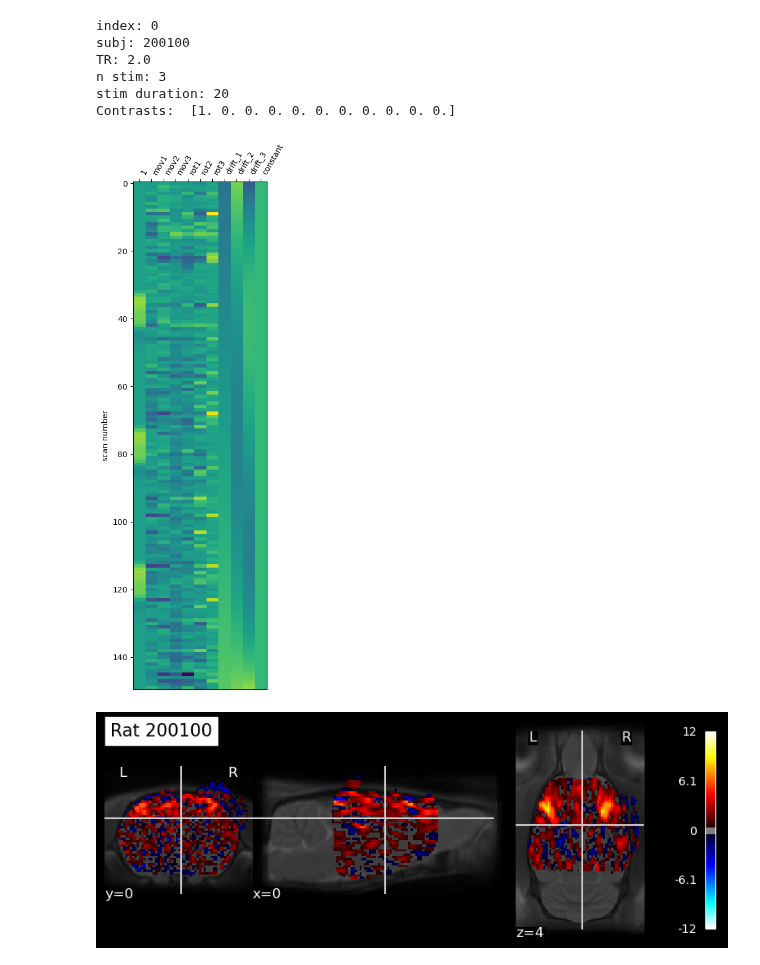
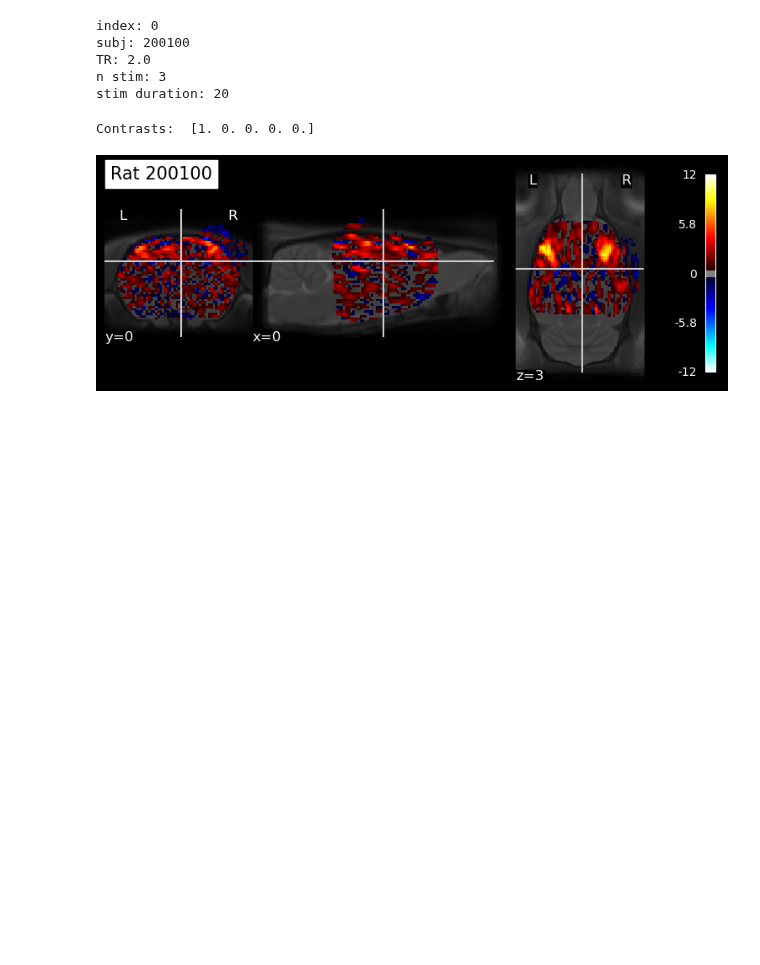
Before and after one commit to grandjeanlab/multirat_se, a Jupyter notebook: script/scratch_rat_hrf.ipynb, the cells around one changed output. Drawn from its saved outputs; the diff is of its cells as text; code cells hidden in the pictures; blank space fills up the shorter version.

Commit message:
hrf_model without derivates

```diff
--- a/script/scratch_rat_hrf.ipynb
+++ b/script/scratch_rat_hrf.ipynb
@@ -21,0 +83,13 @@ mask = '/groupshare/traaffneu/preclinimg/templates/SIGMA_Wistar_Rat_Brain_Templa
+# %%
+# Define response function models
+
+hrf_models = [("spm + derivative + dispersion", "SPM HRF", None),
+             ("glover + derivative + dispersion", "Glover HRF", None),
+             ([rat_hrf_generic], "Rat HRF", ["main"]),]
+
+selected_model = hrf_models[2]                     # select a  model
+hrf_model, model_title, labels = selected_model    # Unpack the selected model
+
+
+print(selected_model)
+print(hrf_model)
@@ -22,6 +242,6 @@ mask = '/groupshare/traaffneu/preclinimg/templates/SIGMA_Wistar_Rat_Brain_Templa
 # %%
 # ---------- FIRST LEVEL ANALYSIS ------------
-# ---------------- Glover HRF -------------------
+# ---------------- Rat HRF -------------------
 
 df = pd.read_csv(metadata_path, sep='\t')
 df = df.loc[(df['exclude'] != 'yes')]
@@ -35,49 +255,44 @@ for index in range(0, 1):
     subject_path = glob.glob(analysis_folder + "/sub-0{}_ses-1/bold_datasink/commonspace_bold/*/*/*.nii.gz".format(subj_num, subj_num, subj_num))[0]
     func_img = nib.load(subject_path)
 
+     # --- Events regressor ---
 
-    # --- Events regressor ---
-
+    n_scans = func_img.shape[3]
     tr = (df.iloc[index]['func.TR'])
     n_tr = np.count_nonzero((np.matrix(df.iloc[index]['func.sensory.onset'])))   #count number of stimulation, number of onset
-    duration = int(df.loc[index, 'func.sensory.duration'].split(',')[0].strip())
+    frame_times = np.arange(n_scans) * tr
 
-    n_scans = func_img.shape[3]
-    frame_times = np.arange(n_scans) * tr                             # corresponding frame times
+    onset_metadata = np.matrix(df.iloc[index]['func.sensory.onset']).A[0]  # Get onsets from metadata file
+    scan_start_times = frame_times[:n_tr]                                  # Get the start times of each scan
+    onsets = onset_metadata - scan_start_times                             # Subtract the start time of each scan
 
-    onset = np.matrix(df.iloc[index]['func.sensory.onset']).A[0]
     durations = np.matrix(df.iloc[index]['func.sensory.duration']).A[0]
     trial_type = np.ones_like(onset)
-    events = pd.DataFrame({'onset': onset,'duration': durations, 'trial_type': trial_type})
+
+    events = pd.DataFrame({'trial_type': trial_type,'onset': onsets,'duration': durations})
+    exp_condition = np.array((onsets, durations, trial_type))
+
+    # --- Specify the rat hrf ---
+
+    duration_1_stim = int(df.iloc[index]['func.sensory.duration'].split(',')[0].strip())
 
     print('TR:', tr)
     print('n stim:', n_tr)
-    print('stim duration:', duration)
+    print('stim duration:', duration_1_stim)
 
-
-    # --- Motion regressors ---
-
-    cofounders_file = 'sub-0{}_ses-1_run-1_bold_RAS_combined_confounds.csv'.format(subj_num)
-    cofounders_path = glob.glob(analysis_folder +"/sub-0{}_ses-1/confounds_datasink/confounds_csv/*/*/*.csv".format(subj_num, subj_num, subj_num, subj_num))[0]
-
-
-    cofounders = pd.read_csv(cofounders_path, sep=',')
-
-    motion_names = ['mov1', 'mov2', 'mov3', 'rot1', 'rot2', 'rot3']
-    motion = np.array(cofounders[motion_names])
+    #hrf_regressor = compute_regressor(exp_condition, rat_hrf_generic(duration, tr), frame_times)
 
 
     # --- Compute design matrix ---
 
     design_matrix = make_first_level_design_matrix(frame_times=frame_times,
                                                    events=events,
-                                                   add_regs=motion,
-                                                   add_reg_names=motion_names,
+                                                   #add_regs=hrf_regressor,
+                                                   #add_reg_names=motion_names,
                                                    drift_model="polynomial",
                                                    drift_order=3,
                                                    hrf_model='glover',
                                                    high_pass=0.01)
-    plot_design_matrix(design_matrix)
 
 
     # --- Fitting a first-level model ----
@@ -85,35 +300,32 @@ for index in range(0, 1):
     fmri_glm = FirstLevelModel(t_r=tr,
                                drift_model='polynomial',
                                signal_scaling=False,
                                minimize_memory=False)
 
     fmri_glm = fmri_glm.fit(subject_path, design_matrices=design_matrix)
 
     residuals = fmri_glm.residuals[0]
     predicted_timeseries = fmri_glm.predicted[0]
 
-
     # -- Coompute contrasts ---
 
     n_columns = design_matrix.shape[1]
     contrast_val = np.hstack(([1], np.zeros(n_columns - 1)))
     print('Contrasts: ', contrast_val)
 
     statistical_map = fmri_glm.compute_contrast(contrast_val, output_type='all')
 
-
     #-- Plot and save as nifti file ---
 
     plot_stat = plotting.plot_stat_map(statistical_map['z_score'],
                                        bg_img = template_path,
                                        threshold = 0.5,
                                        title = 'Rat {}'.format(subj_num))
 # %% [output]
 index: 0
 subj: 200100
 TR: 2.0
 n stim: 3
 stim duration: 20
-Contrasts:  [1. 0. 0. 0. 0. 0. 0. 0. 0. 0. 0.]
+Contrasts:  [1. 0. 0. 0. 0.]
-[figure, old version]
+[figure, new version]
-[figure, removed]
```
Also changed, not shown: parts of 7 cells of this notebook.
